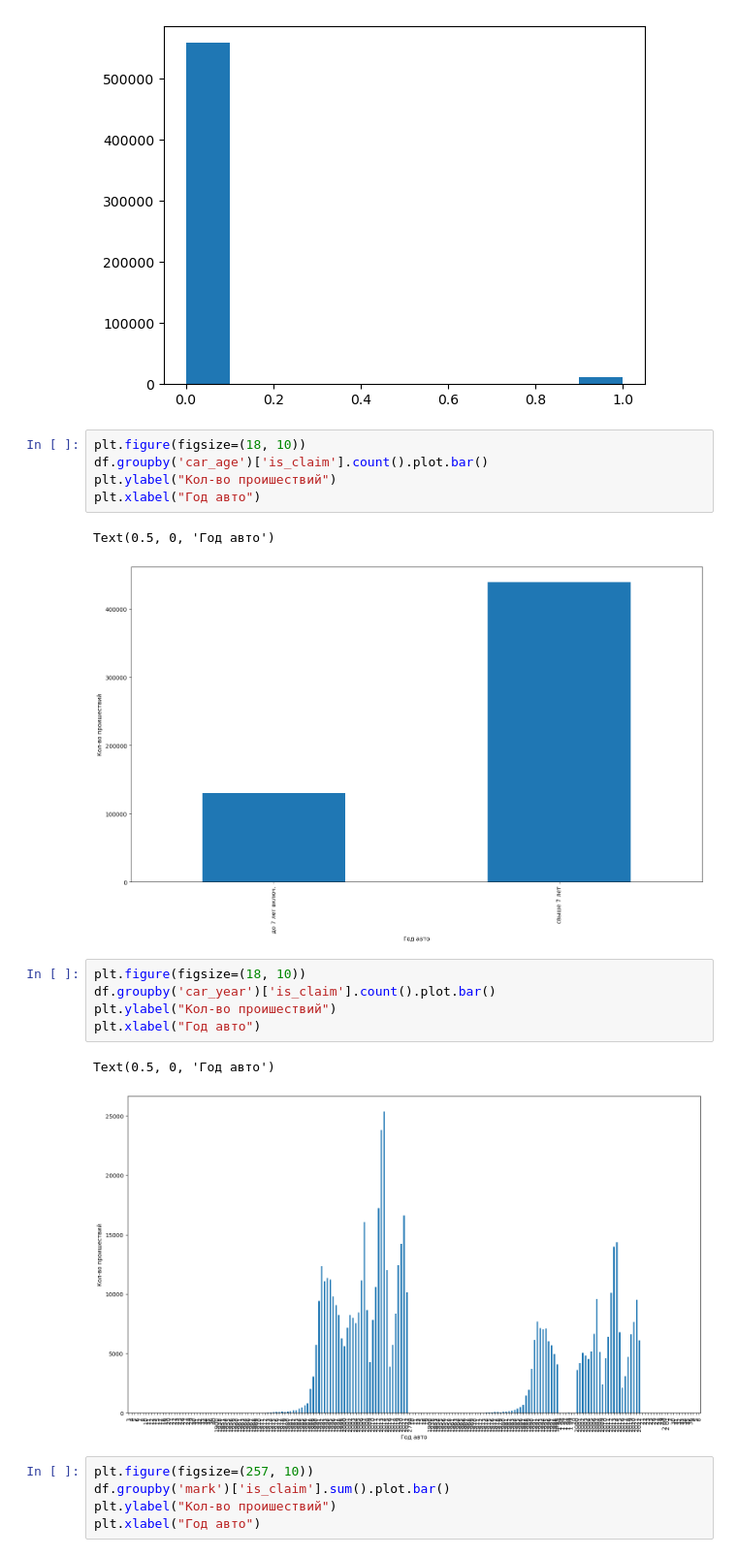
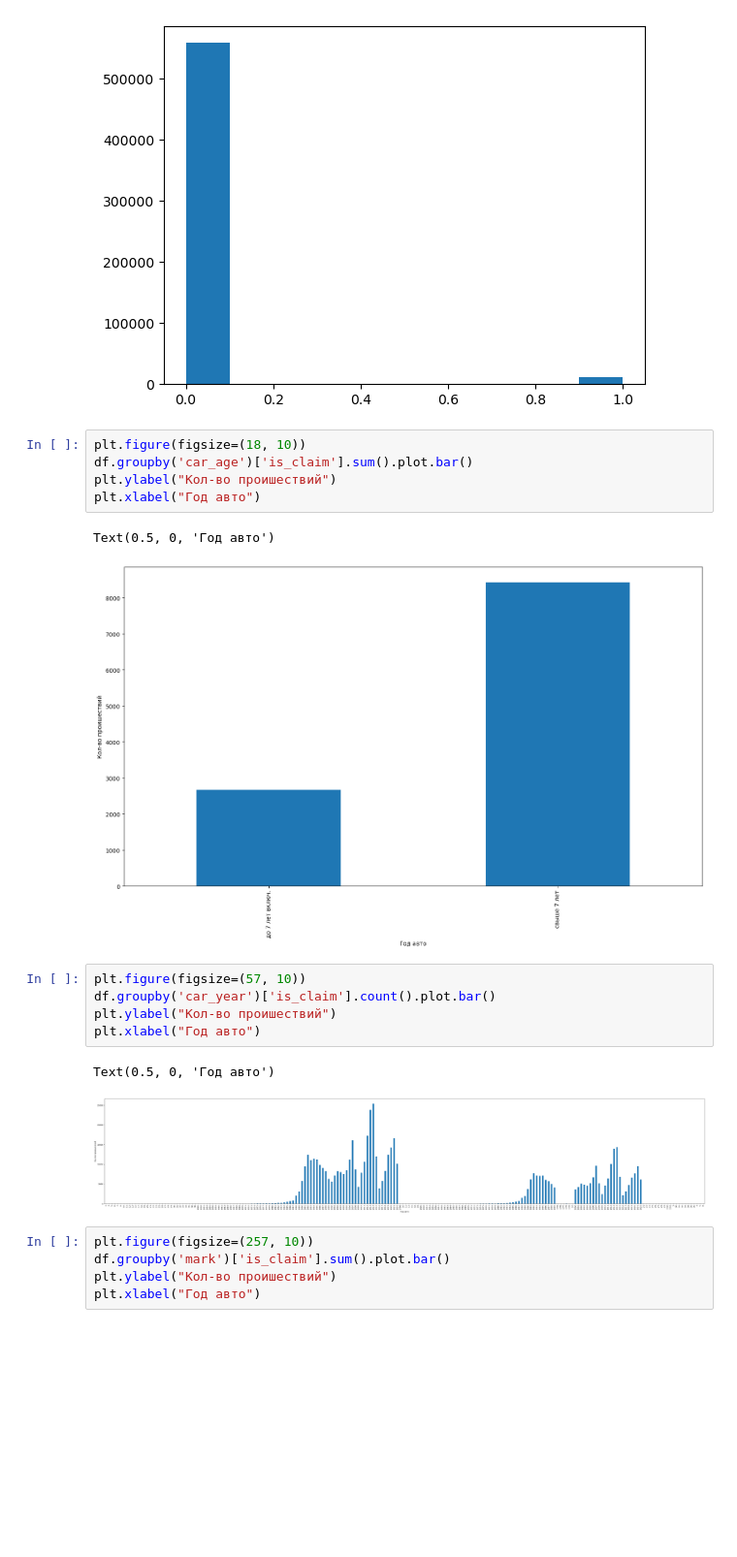
Before and after one commit to EFysl57/risk---, a Jupyter notebook: code.ipynb, the cells around one changed output. Shown at 97% size. Saved outputs shown, nothing was run; the diff lists cells and outputs as text; blank space fills up the shorter version.

```diff
--- a/code.ipynb
+++ b/code.ipynb
@@ -111,20 +113,20 @@ plt.hist(df['is_claim'])
 [figure]
 # %%
 plt.figure(figsize=(18, 10))
-df.groupby('car_age')['is_claim'].count().plot.bar()
+df.groupby('car_age')['is_claim'].sum().plot.bar()
 plt.ylabel("Кол-во проишествий")
 plt.xlabel("Год авто")
 # %% [output]
 Text(0.5, 0, 'Год авто')
-[figure, old version]
+[figure, new version]
 # %%
-plt.figure(figsize=(18, 10))
+plt.figure(figsize=(57, 10))
 df.groupby('car_year')['is_claim'].count().plot.bar()
 plt.ylabel("Кол-во проишествий")
 plt.xlabel("Год авто")
 # %% [output]
 Text(0.5, 0, 'Год авто')
-[figure, old version]
+[figure, new version]
 # %%
 plt.figure(figsize=(257, 10))
 df.groupby('mark')['is_claim'].sum().plot.bar()
```
Also changed, not shown: parts of 20 cells of this notebook.
